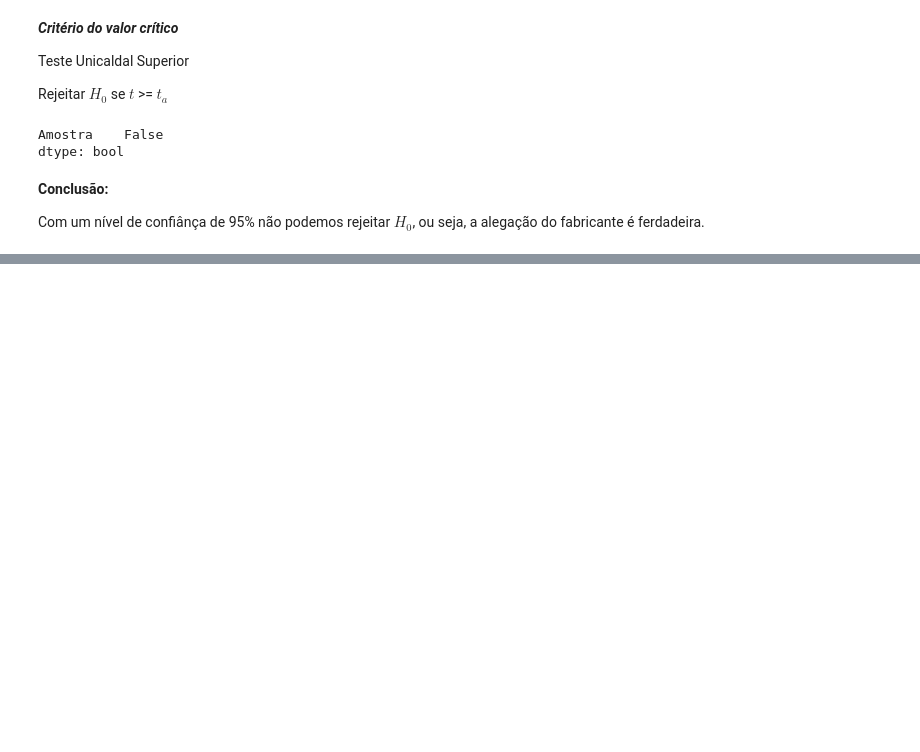
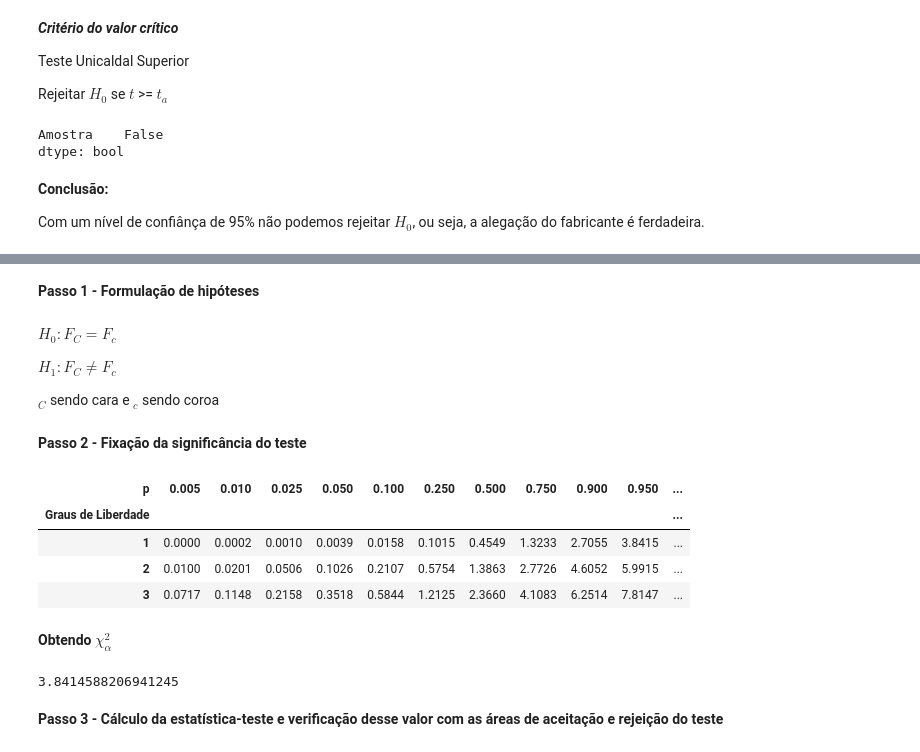
Before and after one commit to DieGod-DS/Stats, a Jupyter notebook: 2.Testes_De_Hipotese.ipynb, the cells around one changed output, grey strips where cells are left out. Drawn from its saved outputs; the diff is of its cells as text; code cells hidden in the pictures; blank space fills up the shorter version.

```diff
--- a/2.Testes_De_Hipotese.ipynb
+++ b/2.Testes_De_Hipotese.ipynb
@@ -481,0 +621,11 @@ Assumindo alfa igual a 5% e população normalmente distribuída, seria possíve
+# %% [markdown]
+**Passo 1 - Formulação de hipóteses**
+# %% [markdown]
+
+$H_0 : F_C = F_c$
+
+$H_1 : F_C \neq F_c$
+
+$_C$ sendo cara e $_c$ sendo coroa
+# %% [markdown]
+**Passo 2 - Fixação da significância do teste**
@@ -481,0 +634,17 @@ Assumindo alfa igual a 5% e população normalmente distribuída, seria possíve
+# %%
+tabela_t_chi_2[:3]
+# %% [output]
+| p | 0.005 | 0.010 | 0.025 | 0.050 | 0.100 | 0.250 | 0.500 | 0.750 | 0.900 | 0.950 | ... |
+| Graus de Liberdade |  |  |  |  |  |  |  |  |  |  | ... |
+| 1 | 0.0000 | 0.0002 | 0.0010 | 0.0039 | 0.0158 | 0.1015 | 0.4549 | 1.3233 | 2.7055 | 3.8415 | ... |
+| 2 | 0.0100 | 0.0201 | 0.0506 | 0.1026 | 0.2107 | 0.5754 | 1.3863 | 2.7726 | 4.6052 | 5.9915 | ... |
+| 3 | 0.0717 | 0.1148 | 0.2158 | 0.3518 | 0.5844 | 1.2125 | 2.3660 | 4.1083 | 6.2514 | 7.8147 | ... |
+# %% [markdown]
+**Obtendo $\chi^2_\alpha$**
+# %%
+chi_a_alpha = chi.ppf(confianca, gl) ** 2
+chi_a_alpha
+# %% [output]
+3.8414588206941245
+# %% [markdown]
+**Passo 3 - Cálculo da estatística-teste e verificação desse valor com as áreas de aceitação e rejeição do teste**
```
Also changed, not shown: parts of 30 cells of this notebook, 1 other file.
